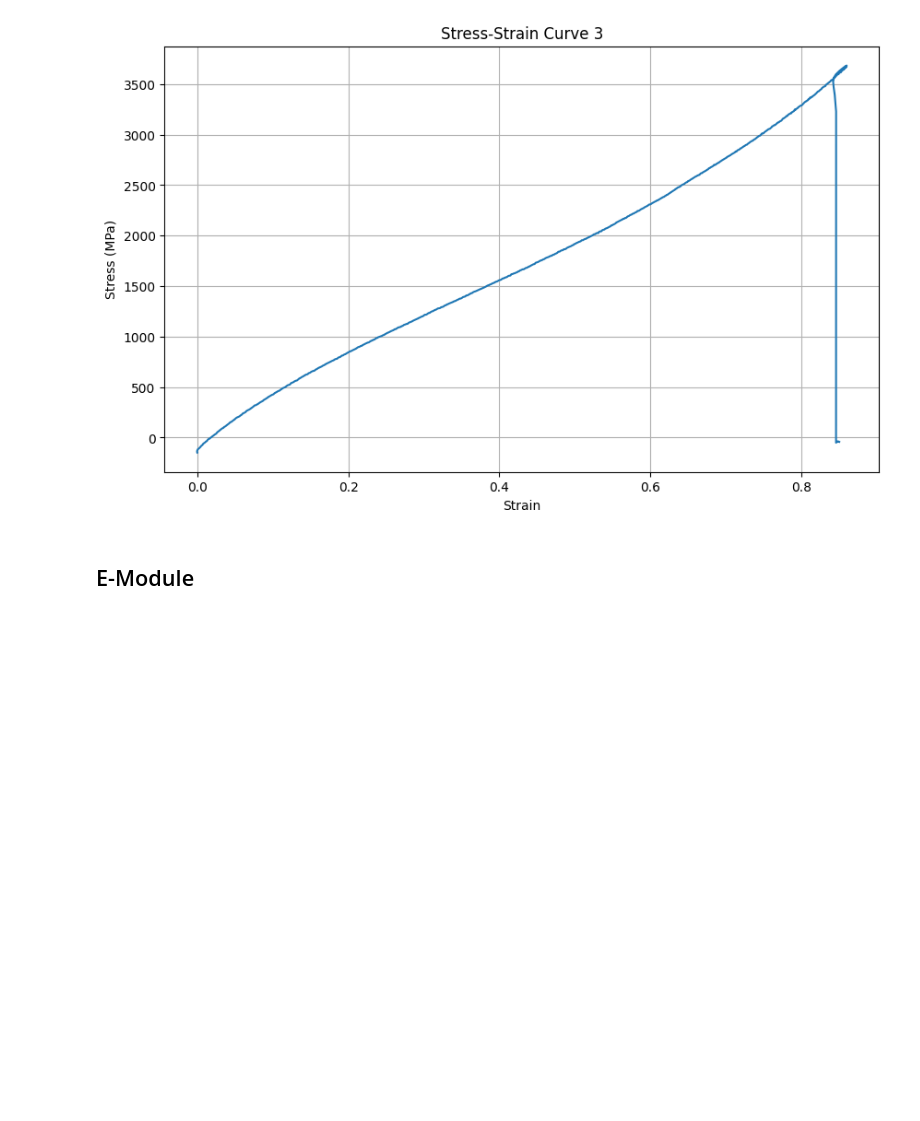
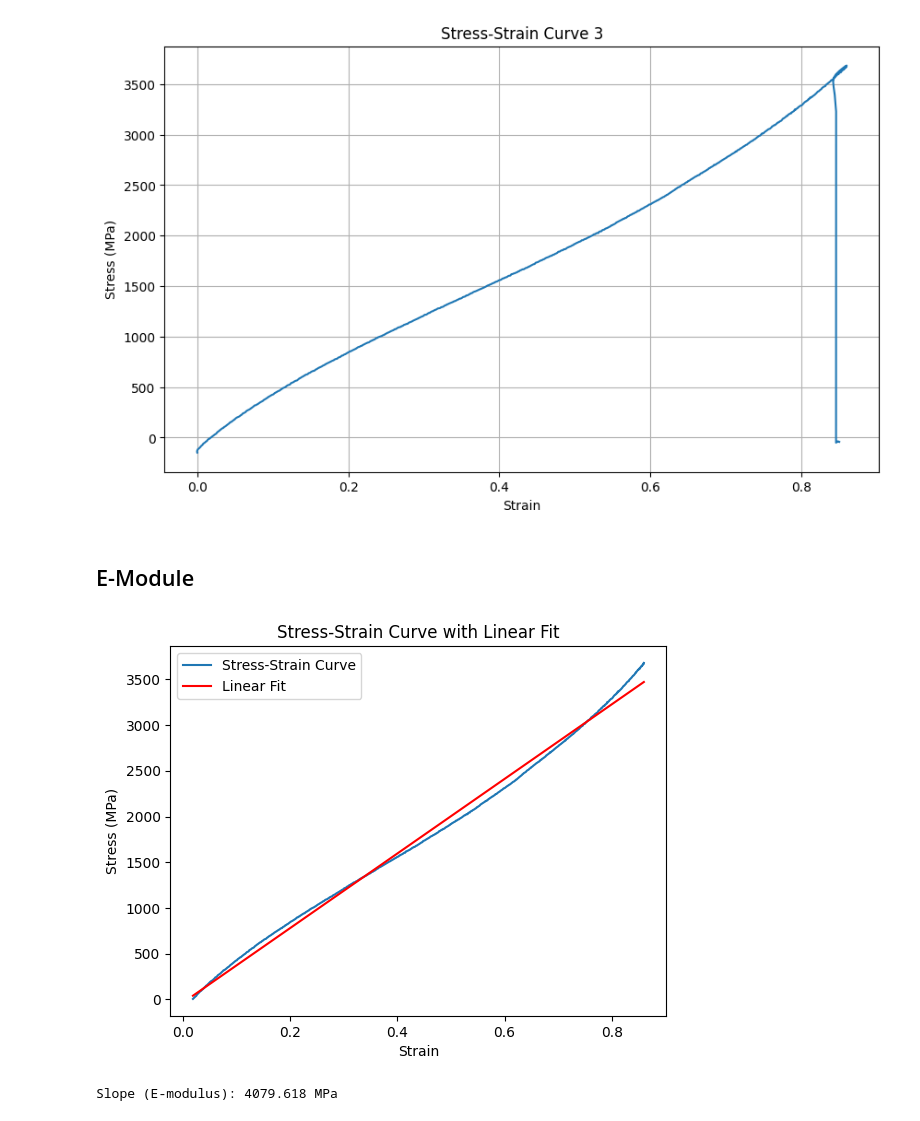
Before and after one commit to monarach/MASTER_THESIS, a Jupyter notebook: KODE/UT_exp_results.ipynb, the cells around one changed output. Cells and saved outputs as stored; diff of their text form; code cells hidden in the pictures; blank space fills up the shorter version.

```diff
--- a/KODE/UT_exp_results.ipynb
+++ b/KODE/UT_exp_results.ipynb
@@ -51,7 +52,7 @@ def plot_2_arrays(xValues, yValues, xLabel, yLabel, title):
 def stress_calc(force, diameter):
     area = np.pi * (diameter/2)**2
     stress = (force*10**6) / area
-    return stress
+    return np.array(stress)
 # %%
 def strain_2_displ(s0, s1):
     length = s1-s0
@@ -89,0 +87,29 @@ plot_2_arrays(strain3, stress, 'Strain', 'Stress (MPa)', 'Stress-Strain Curve 3'
+# %%
+def E_module(stress, strain):
+    max_value = np.nanmax(stress)
+    max_index = np.where(stress == max_value)[0][0]
+    #print(f'max stress value: {max_value}')
+    first_positive_index = np.argmax(stress > 0)
+
+    stress = stress[first_positive_index:max_index]
+    strain = strain[first_positive_index:max_index]
+
+    slope, intercept, r_value, p_value, std_err = linregress(strain, stress)
+    #plot_2_arrays(strain, stress, 'Strain', 'Stress (MPa)', 'Stress-Strain Curve sliced')
+
+    # Plot the stress-strain curve and the linear fit
+    plt.figure()
+    plt.plot(strain, stress, label='Stress-Strain Curve')
+    plt.plot(strain, intercept + slope * strain, 'r', label='Linear Fit')
+    plt.xlabel('Strain')
+    plt.ylabel('Stress (MPa)')
+    plt.title('Stress-Strain Curve with Linear Fit')
+    plt.legend()
+    plt.show()
+    print(f"Slope (E-modulus): {round(slope,3)} MPa")
+
+#test
+E_module(stress, strain3)
+# %% [output]
+[figure, added]
+Slope (E-modulus): 4079.618 MPa
```
Also changed, not shown: parts of 2 cells of this notebook.
